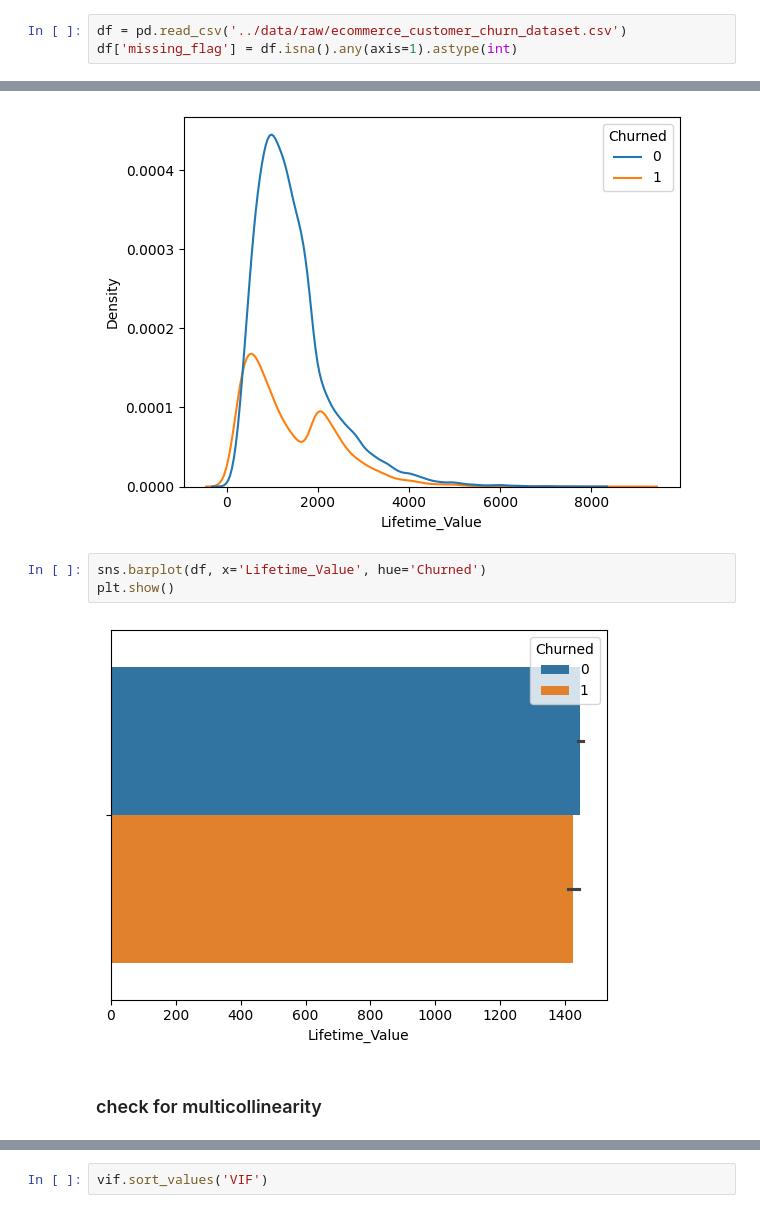
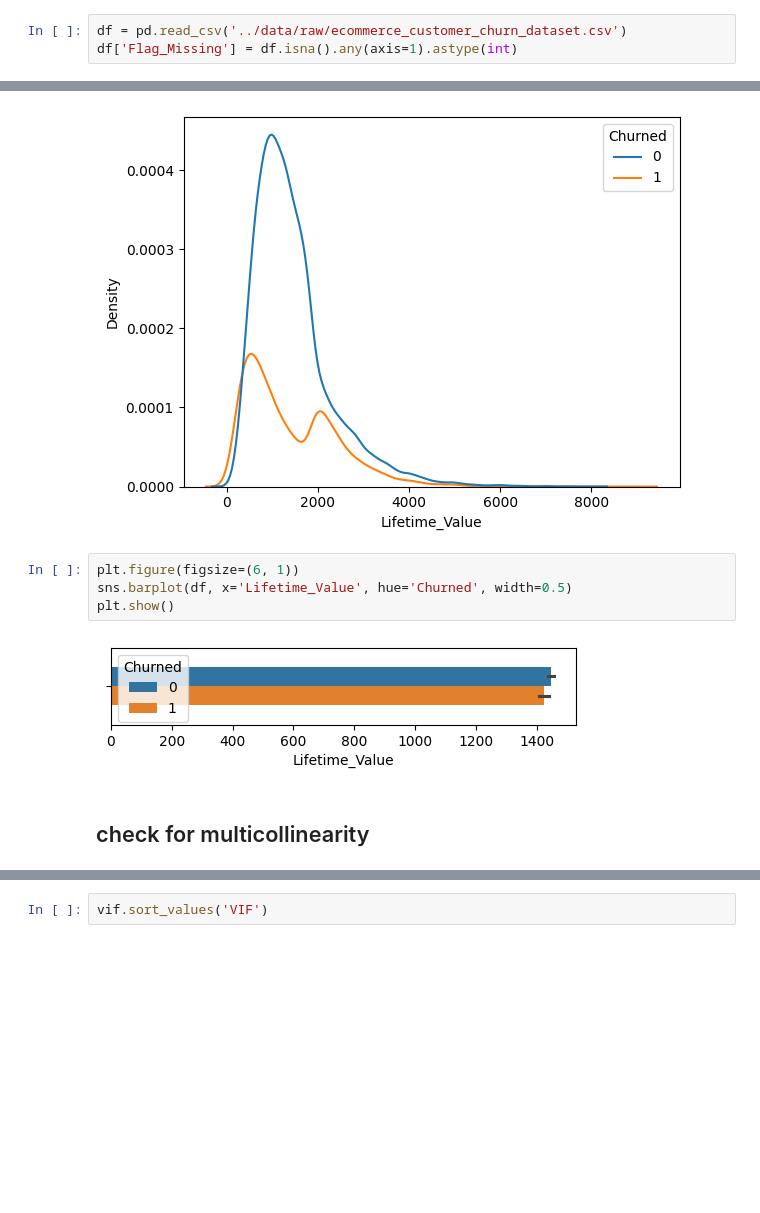
Before and after one commit to shashankgarewal/customer-churn-prediction-segmentation-revenue-risk-analysis, a Jupyter notebook: notebooks/churn-modeling.ipynb, the cells around one changed output, grey strips where cells are left out. Cells and saved outputs as stored; diff of their text form; blank space fills up the shorter version.

```diff
--- a/notebooks/churn-modeling.ipynb
+++ b/notebooks/churn-modeling.ipynb
@@ -18,4 +24,4 @@ warnings.filterwarnings('ignore')
 pd.set_option('display.max_columns', None)
 # %%
 df = pd.read_csv('../data/raw/ecommerce_customer_churn_dataset.csv')
-df['missing_flag'] = df.isna().any(axis=1).astype(int)
+df['Flag_Missing'] = df.isna().any(axis=1).astype(int)
@@ -32,12 +31,13 @@ plt.show()
 # %% [output]
 [figure]
 # %%
-sns.barplot(df, x='Lifetime_Value', hue='Churned')
+plt.figure(figsize=(6, 1))
+sns.barplot(df, x='Lifetime_Value', hue='Churned', width=0.5)
 plt.show()
 # %% [output]
-[figure, old version]
+[figure, new version]
 # %% [markdown]
-### check for multicollinearity
+## check for multicollinearity
 # %%
 from statsmodels.stats.outliers_influence import variance_inflation_factor
 
```
Also changed, not shown: parts of 30 cells of this notebook.
